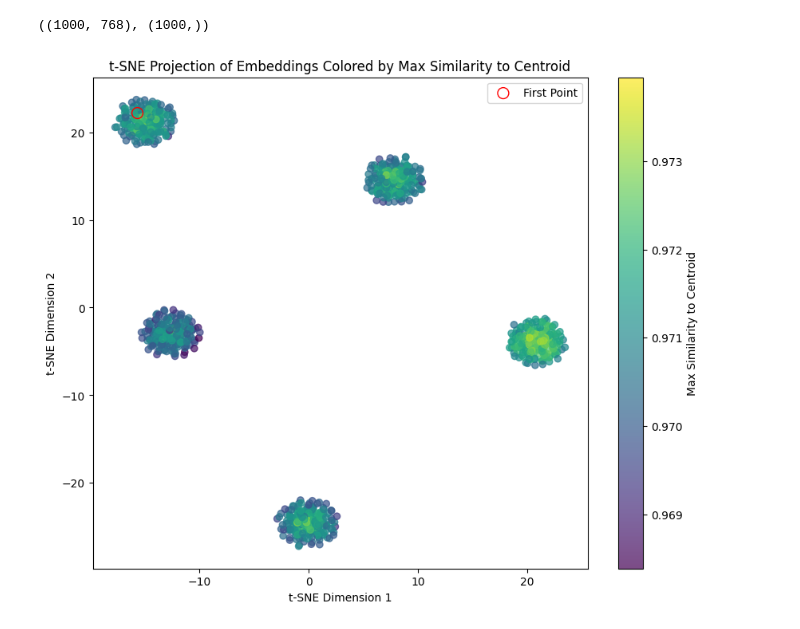
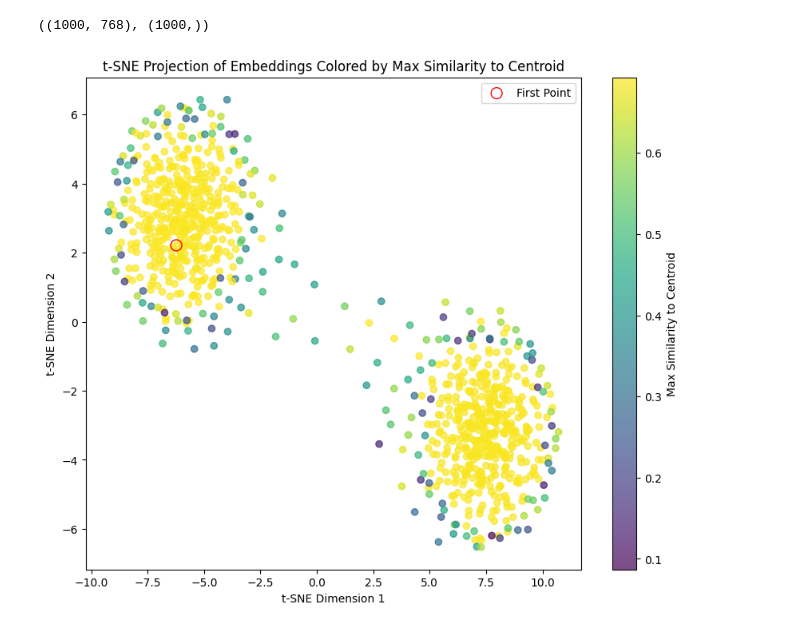
Before and after one commit to eisuke119/Research-Project, a Jupyter notebook: src/anders_test.ipynb, the cells around one changed output. Drawn from its saved outputs; the diff is of its cells as text; code cells hidden in the pictures.

```diff
--- a/src/anders_test.ipynb
+++ b/src/anders_test.ipynb
@@ -76,27 +77,27 @@ entropies, similarities_to_centroids = compute_entropy_in_predictions(combined_e
 # %%
 # Apply t-SNE for dimensionality reduction to 2D
 tsne = TSNE(n_components=2, random_state=42)
-embeddings_2d = tsne.fit_transform(embeddings)
+embeddings_2d = tsne.fit_transform(combined_embeddings)
 
 # Plotting the embeddings colored by max similarity to centroid
 plt.figure(figsize=(10, 8))
 
 # Scatter all points with max_similarity_to_centroids color
 scatter = plt.scatter(embeddings_2d[:, 0], embeddings_2d[:, 1], c=entropies, cmap="viridis", alpha=0.7)
 
 # Highlight the first point with a different color (outline)
 plt.scatter(embeddings_2d[0, 0], embeddings_2d[0, 1], edgecolor='red', facecolor='none', s=100, label="First Point")
 
 # Add colorbar for max similarity to centroid values
 plt.colorbar(scatter, label="Max Similarity to Centroid")
 
 # Add labels and title
 plt.xlabel("t-SNE Dimension 1")
 plt.ylabel("t-SNE Dimension 2")
 plt.title("t-SNE Projection of Embeddings Colored by Max Similarity to Centroid")
 
 # Show plot
 plt.legend()
 plt.show()
 # %% [output]
-[figure, old version]
+[figure, new version]
```
Also changed, not shown: parts of 1 cell of this notebook, 1 other file.
